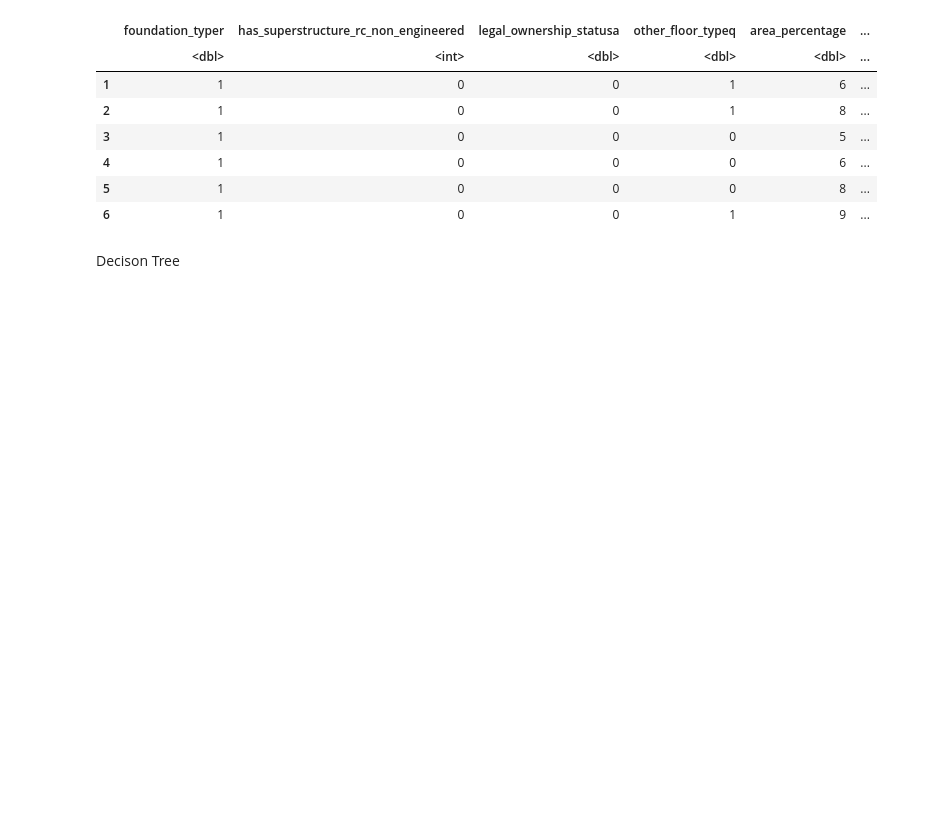
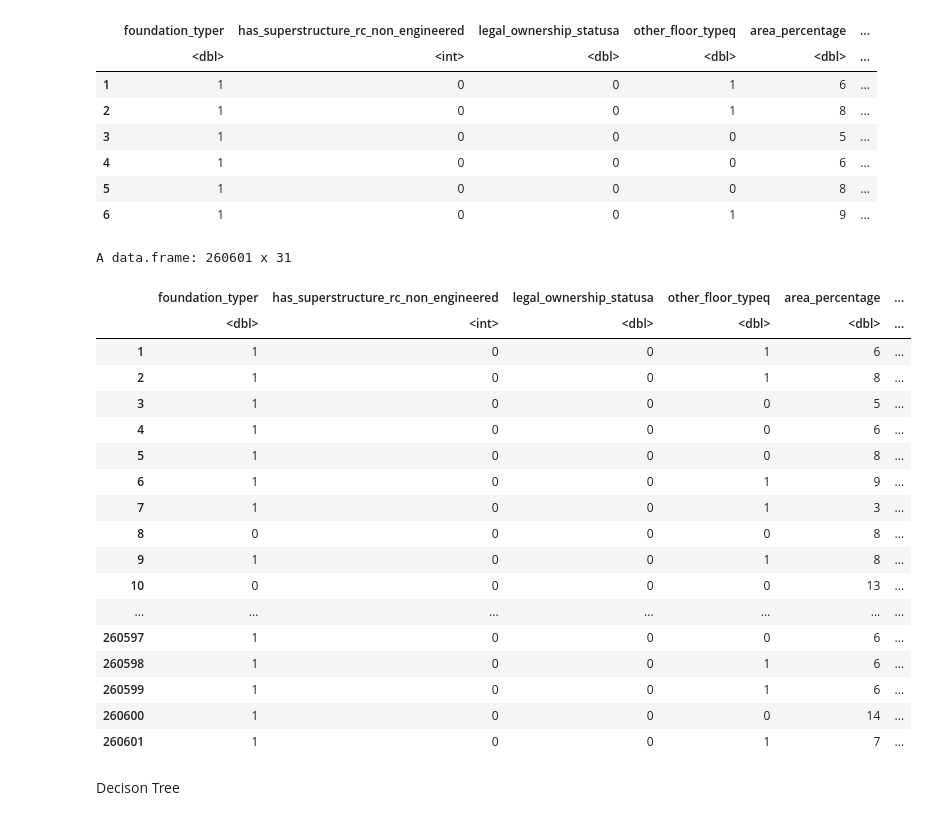
Before and after one commit to ULB-INFO-F-422/richter-s-predictor-group-26, a Jupyter notebook: FirstVersion.ipynb, the cells around one changed output. Saved outputs shown, nothing was run; the diff lists cells and outputs as text; code cells hidden in the pictures; blank space fills up the shorter version.

```diff
--- a/FirstVersion.ipynb
+++ b/FirstVersion.ipynb
@@ -605,6 +627,28 @@ A data.frame: 6 x 31
 | 4 | 1 | 0 | 0 | 0 | 6 | ... |
 | 5 | 1 | 0 | 0 | 0 | 8 | ... |
 | 6 | 1 | 0 | 0 | 1 | 9 | ... |
+# %%
+New_Train
+# %% [output]
+A data.frame: 260601 x 31
+|  | foundation_typer | has_superstructure_rc_non_engineered | legal_ownership_statusa | other_floor_typeq | area_percentage | ... |
+|  | <dbl> | <int> | <dbl> | <dbl> | <dbl> | ... |
+| 1 | 1 | 0 | 0 | 1 | 6 | ... |
+| 2 | 1 | 0 | 0 | 1 | 8 | ... |
+| 3 | 1 | 0 | 0 | 0 | 5 | ... |
+| 4 | 1 | 0 | 0 | 0 | 6 | ... |
+| 5 | 1 | 0 | 0 | 0 | 8 | ... |
+| 6 | 1 | 0 | 0 | 1 | 9 | ... |
+| 7 | 1 | 0 | 0 | 1 | 3 | ... |
+| 8 | 0 | 0 | 0 | 0 | 8 | ... |
+| 9 | 1 | 0 | 0 | 1 | 8 | ... |
+| 10 | 0 | 0 | 0 | 0 | 13 | ... |
+| ... | ... | ... | ... | ... | ... | ... |
+| 260597 | 1 | 0 | 0 | 0 | 6 | ... |
+| 260598 | 1 | 0 | 0 | 1 | 6 | ... |
+| 260599 | 1 | 0 | 0 | 1 | 6 | ... |
+| 260600 | 1 | 0 | 0 | 0 | 14 | ... |
+| 260601 | 1 | 0 | 0 | 1 | 7 | ... |
 # %%
 X<-New_Train[,setdiff(colnames(New_Train),"damage_grade")]
 Y<-New_Train[,"damage_grade"]
```
Also changed, not shown: parts of 47 cells of this notebook.
